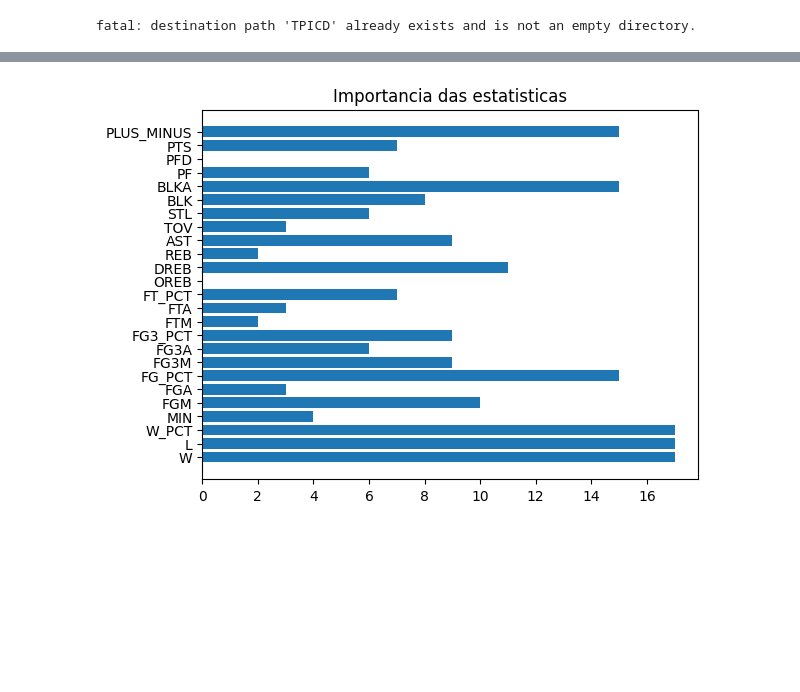
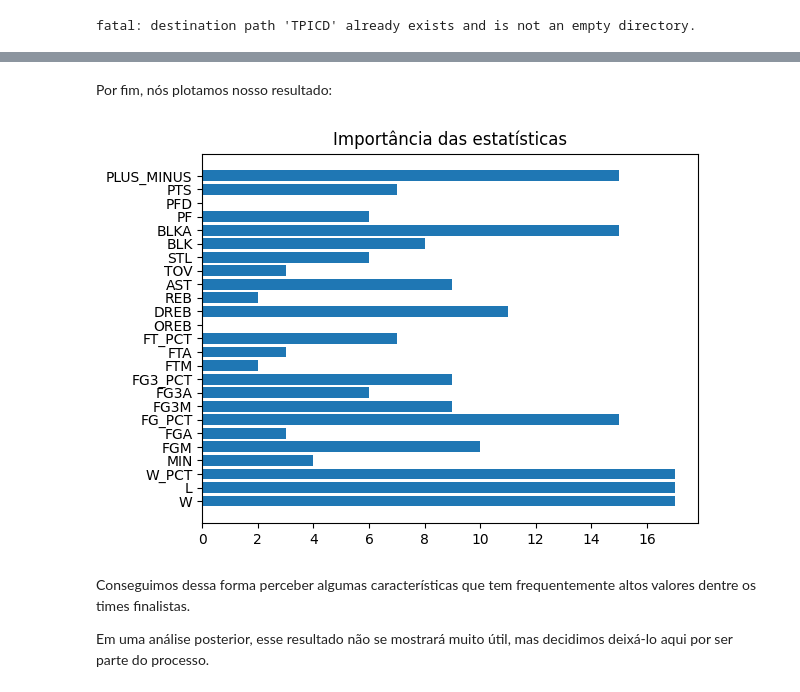
Before and after one commit to BuxGuerra/TPICD, a Jupyter notebook: importanciaCaracteristicas.ipynb, the cells around one changed output, grey strips where cells are left out. Saved outputs shown, nothing was run; the diff lists cells and outputs as text; code cells hidden in the pictures; blank space fills up the shorter version.

```diff
--- a/importanciaCaracteristicas.ipynb
+++ b/importanciaCaracteristicas.ipynb
@@ -81,15 +118,21 @@ importanciaEstatisticas
  'PFD': 0,
  'PTS': 7,
  'PLUS_MINUS': 15}
+# %% [markdown]
+Por fim, nós plotamos nosso resultado:
 # %%
 x = list(importanciaEstatisticas.keys())
 y = list(importanciaEstatisticas.values())
 
 plt.barh(x, y)
 plt.xlabel('')
 plt.ylabel('')
-plt.title('Importancia das estatisticas')
+plt.title('Importância das estatísticas')
 
 plt.show()
 # %% [output]
-[figure, old version]
+[figure, new version]
+# %% [markdown]
+Conseguimos dessa forma perceber algumas características que tem frequentemente altos valores dentre os times finalistas.
+
+Em uma análise posterior, esse resultado não se mostrará muito útil, mas decidimos deixá-lo aqui por ser parte do processo.
```
Also changed, not shown: parts of 7 cells of this notebook.
